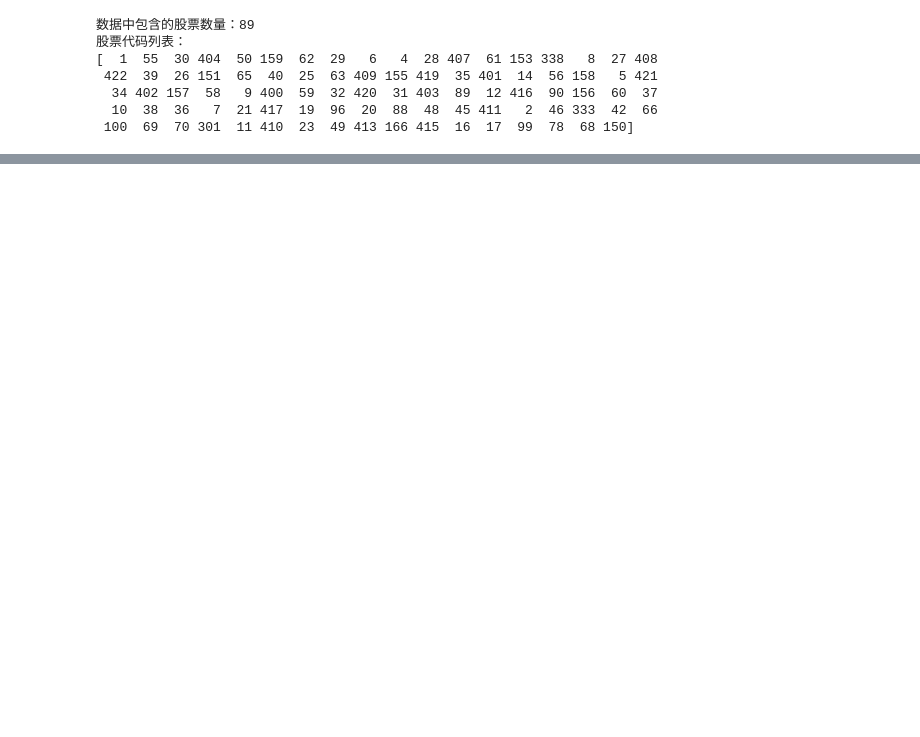
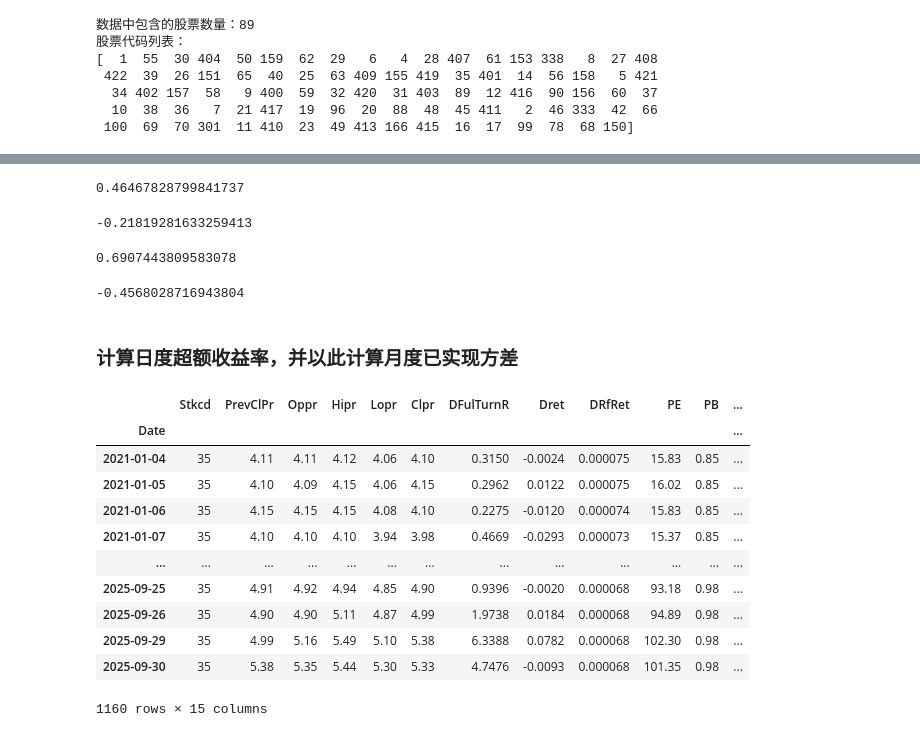
Before and after one commit to Spring-fever-shen/A-One-And-A-Two, a Jupyter notebook: 期中作业/数据.ipynb, the cells around one changed output, grey strips where cells are left out. Cells and saved outputs as stored; diff of their text form; code cells hidden in the pictures; blank space fills up the shorter version.

```diff
--- a/期中作业/数据.ipynb
+++ b/期中作业/数据.ipynb
@@ -65,9 +74,10 @@ print(df_1)
 # %%
-# 选择你想要的股票代码
 target_stock_code = 35
 # 筛选该股票的数据
-single_stock_df = df[df['Stkcd'] == target_stock_code].copy()
+df_1 = df[df['Stkcd'] == target_stock_code].copy()
 print(f"\n筛选出的股票代码 {target_stock_code} ")
-print(single_stock_df)
+# 填充缺失值（平稳性检验）
+df_1 = df_1.fillna(df_1.median())
+print(df_1)
 # %% [output]
 筛选出的股票代码 35
@@ -89,0 +212,36 @@ Date
+# %%
+#计算偏度
+month_data_1['Ret'].skew()
+# 计算峰度
+month_data_1['Ret'].kurt()
+# %% [output]
+0.46467828799841737
+-0.21819281633259413
+# %%
+month_data_1['CPI_YoY'].skew()
+month_data_1['CPI_YoY'].kurt()
+# %% [output]
+0.6907443809583078
+-0.4568028716943804
+# %% [markdown]
+### 计算日度超额收益率，并以此计算月度已实现方差
+# %%
+# ER = 资产收益率 (Dret) - 无风险收益率 (DRfRet)
+df_1['ER'] = df_1['Dret'] - df_1['DRfRet']
+df_1['ER1'] = df_1['ER'].shift(1)
+df_1['ER2'] = df_1['ER'].shift(2)
+df_1['ER3'] = df_1['ER'].shift(3)
+df_1
+# %% [output]
+|  | Stkcd | PrevClPr | Oppr | Hipr | Lopr | Clpr | DFulTurnR | Dret | DRfRet | PE | PB | ... |
+| Date |  |  |  |  |  |  |  |  |  |  |  | ... |
+| 2021-01-04 | 35 | 4.11 | 4.11 | 4.12 | 4.06 | 4.10 | 0.3150 | -0.0024 | 0.000075 | 15.83 | 0.85 | ... |
+| 2021-01-05 | 35 | 4.10 | 4.09 | 4.15 | 4.06 | 4.15 | 0.2962 | 0.0122 | 0.000075 | 16.02 | 0.85 | ... |
+| 2021-01-06 | 35 | 4.15 | 4.15 | 4.15 | 4.08 | 4.10 | 0.2275 | -0.0120 | 0.000074 | 15.83 | 0.85 | ... |
+| 2021-01-07 | 35 | 4.10 | 4.10 | 4.10 | 3.94 | 3.98 | 0.4669 | -0.0293 | 0.000073 | 15.37 | 0.85 | ... |
+| ... | ... | ... | ... | ... | ... | ... | ... | ... | ... | ... | ... | ... |
+| 2025-09-25 | 35 | 4.91 | 4.92 | 4.94 | 4.85 | 4.90 | 0.9396 | -0.0020 | 0.000068 | 93.18 | 0.98 | ... |
+| 2025-09-26 | 35 | 4.90 | 4.90 | 5.11 | 4.87 | 4.99 | 1.9738 | 0.0184 | 0.000068 | 94.89 | 0.98 | ... |
+| 2025-09-29 | 35 | 4.99 | 5.16 | 5.49 | 5.10 | 5.38 | 6.3388 | 0.0782 | 0.000068 | 102.30 | 0.98 | ... |
+| 2025-09-30 | 35 | 5.38 | 5.35 | 5.44 | 5.30 | 5.33 | 4.7476 | -0.0093 | 0.000068 | 101.35 | 0.98 | ... |
+1160 rows × 15 columns
```
Also changed, not shown: parts of 39 cells of this notebook.
